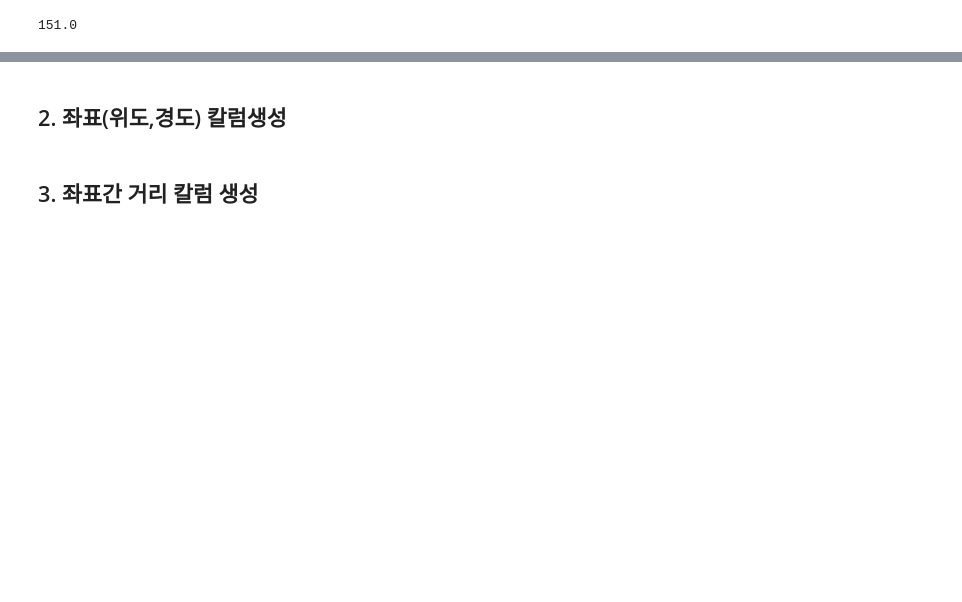
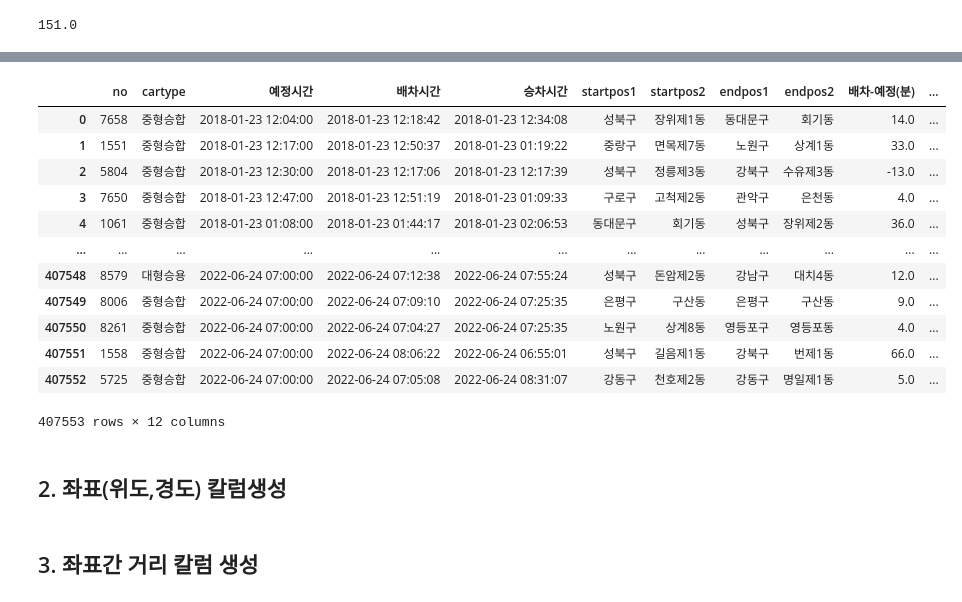
Before and after one commit to minjaering/Disabled-person-taxi-project, a Jupyter notebook: 1-1. Data Cleansing - time, 주소좌표.ipynb, the cells around one changed output, grey strips where cells are left out. Cells and saved outputs as stored; diff of their text form; code cells hidden in the pictures; blank space fills up the shorter version.

```diff
--- a/1-1. Data Cleansing - time, 주소좌표.ipynb
+++ b/1-1. Data Cleansing - time, 주소좌표.ipynb
@@ -262,0 +381,18 @@ print(day_before_7777)  # 1980-10-18 00:00:00
+# %%
+df.drop(['배차-예정','승차-배차','승차-예정','배차-예정test'], axis=1, inplace=True)
+# %%
+df
+# %% [output]
+|  | no | cartype | 예정시간 | 배차시간 | 승차시간 | startpos1 | startpos2 | endpos1 | endpos2 | 배차-예정(분) | ... |
+| 0 | 7658 | 중형승합 | 2018-01-23 12:04:00 | 2018-01-23 12:18:42 | 2018-01-23 12:34:08 | 성북구 | 장위제1동 | 동대문구 | 회기동 | 14.0 | ... |
+| 1 | 1551 | 중형승합 | 2018-01-23 12:17:00 | 2018-01-23 12:50:37 | 2018-01-23 01:19:22 | 중랑구 | 면목제7동 | 노원구 | 상계1동 | 33.0 | ... |
+| 2 | 5804 | 중형승합 | 2018-01-23 12:30:00 | 2018-01-23 12:17:06 | 2018-01-23 12:17:39 | 성북구 | 정릉제3동 | 강북구 | 수유제3동 | -13.0 | ... |
+| 3 | 7650 | 중형승합 | 2018-01-23 12:47:00 | 2018-01-23 12:51:19 | 2018-01-23 01:09:33 | 구로구 | 고척제2동 | 관악구 | 은천동 | 4.0 | ... |
+| 4 | 1061 | 중형승합 | 2018-01-23 01:08:00 | 2018-01-23 01:44:17 | 2018-01-23 02:06:53 | 동대문구 | 회기동 | 성북구 | 장위제2동 | 36.0 | ... |
+| ... | ... | ... | ... | ... | ... | ... | ... | ... | ... | ... | ... |
+| 407548 | 8579 | 대형승용 | 2022-06-24 07:00:00 | 2022-06-24 07:12:38 | 2022-06-24 07:55:24 | 성북구 | 돈암제2동 | 강남구 | 대치4동 | 12.0 | ... |
+| 407549 | 8006 | 중형승합 | 2022-06-24 07:00:00 | 2022-06-24 07:09:10 | 2022-06-24 07:25:35 | 은평구 | 구산동 | 은평구 | 구산동 | 9.0 | ... |
+| 407550 | 8261 | 중형승합 | 2022-06-24 07:00:00 | 2022-06-24 07:04:27 | 2022-06-24 07:25:35 | 노원구 | 상계8동 | 영등포구 | 영등포동 | 4.0 | ... |
+| 407551 | 1558 | 중형승합 | 2022-06-24 07:00:00 | 2022-06-24 08:06:22 | 2022-06-24 06:55:01 | 성북구 | 길음제1동 | 강북구 | 번제1동 | 66.0 | ... |
+| 407552 | 5725 | 중형승합 | 2022-06-24 07:00:00 | 2022-06-24 07:05:08 | 2022-06-24 08:31:07 | 강동구 | 천호제2동 | 강동구 | 명일제1동 | 5.0 | ... |
+407553 rows × 12 columns
```
Also changed, not shown: parts of 29 cells of this notebook.
